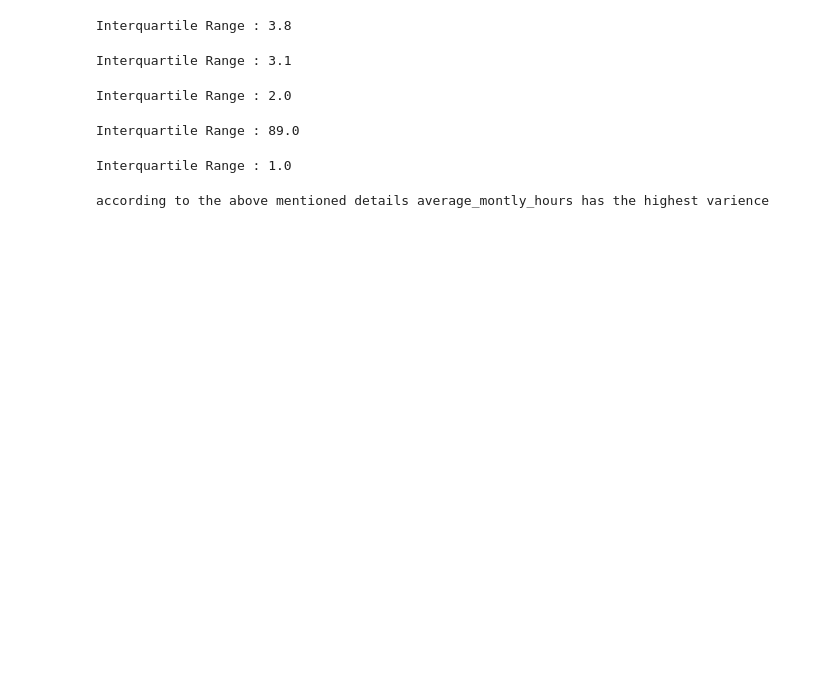
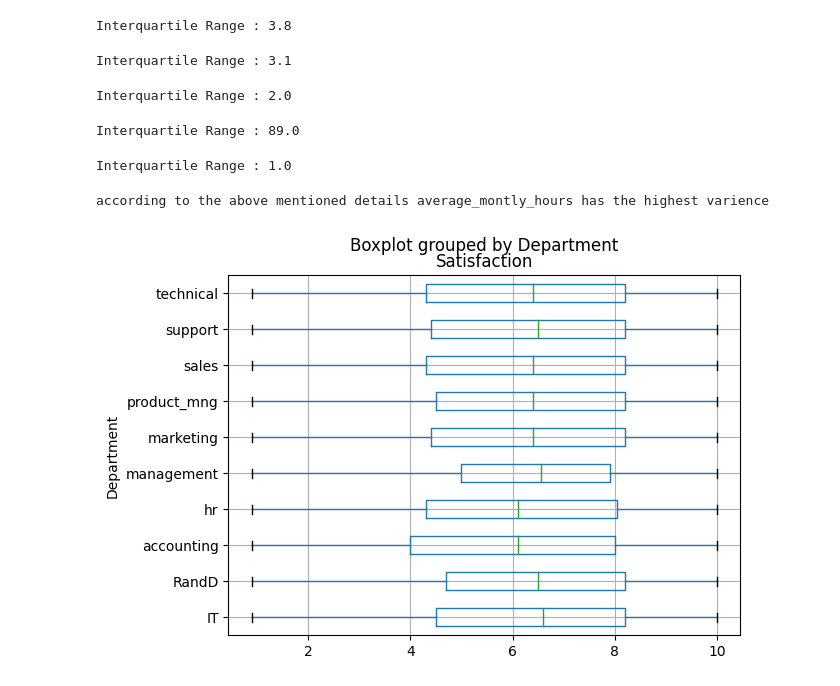
Before and after one commit to SriGanesh01/MLSA_EDA_1, a Jupyter notebook: Analysis.ipynb, the cells around one changed output. Drawn from its saved outputs; the diff is of its cells as text; code cells hidden in the pictures; blank space fills up the shorter version.

```diff
--- a/Analysis.ipynb
+++ b/Analysis.ipynb
@@ -182,3 +182,8 @@ Interquartile Range : 1.0
 print("according to the above mentioned details average_montly_hours has the highest varience")
 # %% [output]
 according to the above mentioned details average_montly_hours has the highest varience
+# %%
+Employee_HR.boxplot(column='Satisfaction', by='Department',vert=False)
+plt.show()
+# %% [output]
+[figure, added]
```
Also changed, not shown: parts of 9 cells of this notebook.
